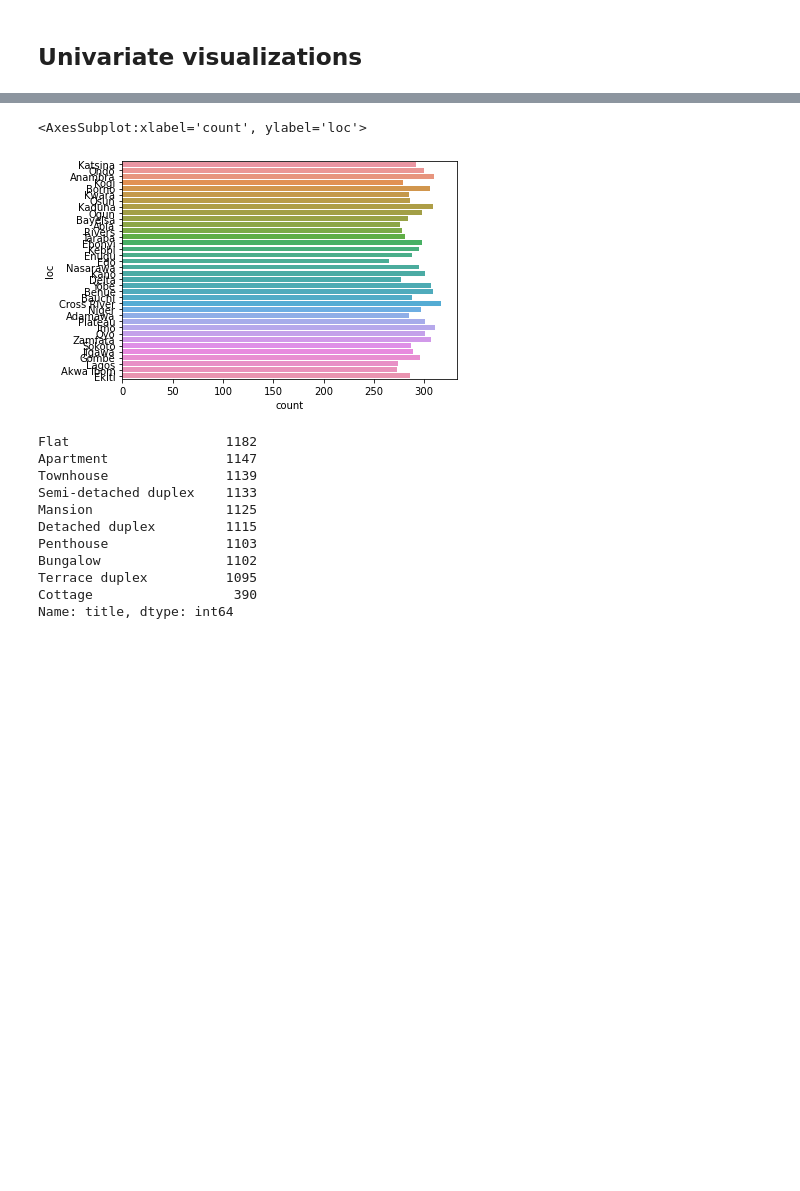
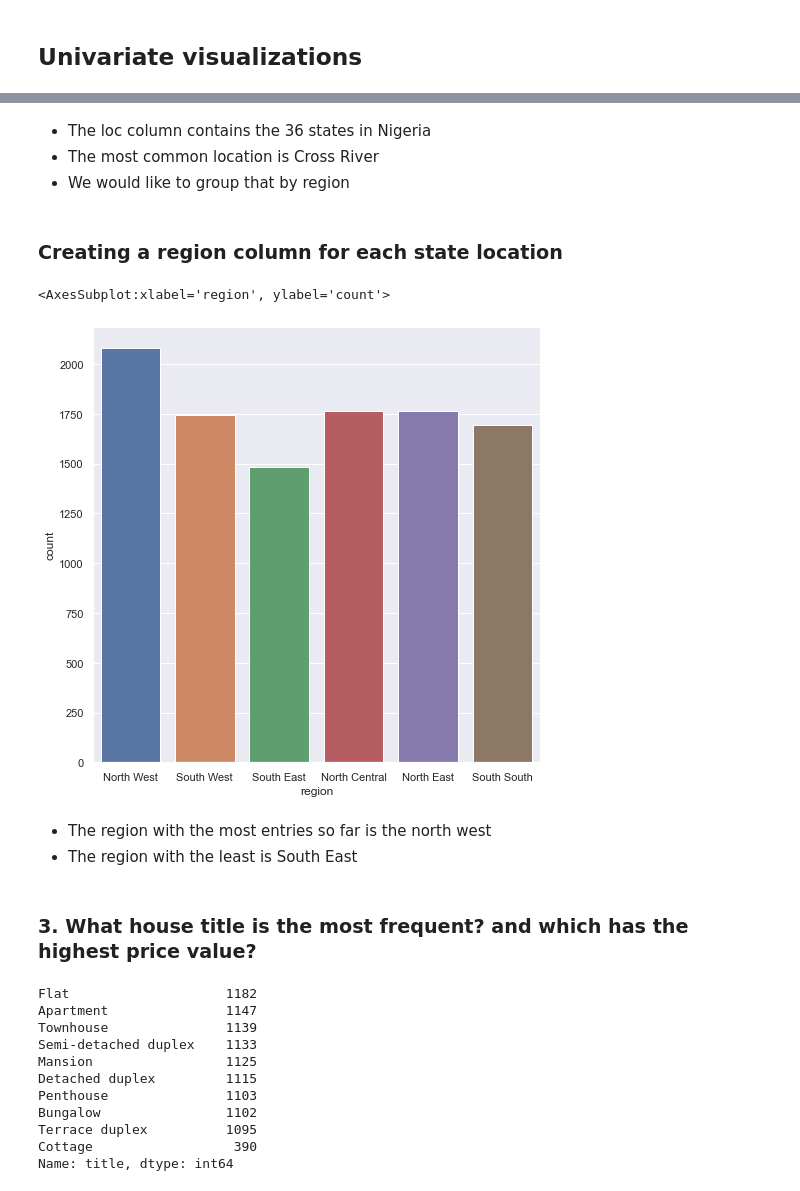
Before and after one commit to Tito-A/DSNBootcampChallenge, a Jupyter notebook: DSN_MLTask.ipynb, the cells around one changed output, grey strips where cells are left out. Cells and saved outputs as stored; diff of their text form; code cells hidden in the pictures; blank space fills up the shorter version.

```diff
--- a/DSN_MLTask.ipynb
+++ b/DSN_MLTask.ipynb
@@ -6,8 +15,8 @@ import seaborn as sns
 import matplotlib.pyplot as plt
 # %%
 #loading all the datasets
-test_df= pd.read_csv('Housing_dataset_test.csv')
-train_df= pd.read_csv('Housing_dataset_train.csv')
+test= pd.read_csv('Housing_dataset_test.csv')
+train= pd.read_csv('Housing_dataset_train.csv')
 sample_df= pd.read_csv('Sample_submission.csv')
 
 #displaying the dataframes
@@ -41,3 +50,8 @@ train_df.describe()
+# %%
+#creating copies of fataframes for this analysis section
+
+test_df= test.copy()
+train_df= train.copy()
 # %%
 #viewing both dataframes
 test_df.shape, train_df.shape
@@ -308,0 +321,3 @@ array(['Abia', 'Adamawa', 'Akwa Ibom', 'Anambra', 'Bauchi', 'Bayelsa',
+# %%
+# setting size of plot
+sns.set(rc = {'figure.figsize':(8, 8)})
@@ -308,0 +334,6 @@ array(['Abia', 'Adamawa', 'Akwa Ibom', 'Anambra', 'Bauchi', 'Bayelsa',
+# %% [markdown]
+- The loc column contains the 36 states in Nigeria
+- The most common location is Cross River
+- We would like to group that by region
+# %% [markdown]
+### Creating a region column for each state location
@@ -309,6 +384,11 @@ array(['Abia', 'Adamawa', 'Akwa Ibom', 'Anambra', 'Bauchi', 'Bayelsa',
 # %%
-sns.countplot(y='loc', data= train_df)
+sns.countplot(x='region', data= train_df)
 # %% [output]
-<AxesSubplot:xlabel='count', ylabel='loc'>
+<AxesSubplot:xlabel='region', ylabel='count'>
-[figure, old version]
+[figure, new version]
+# %% [markdown]
+- The region with the most entries so far is the north west
+- The region with the least is South East
+# %% [markdown]
+### 3. What house title is the most frequent? and which has the highest price value?
 # %%
```
Also changed, not shown: parts of 66 cells of this notebook.
